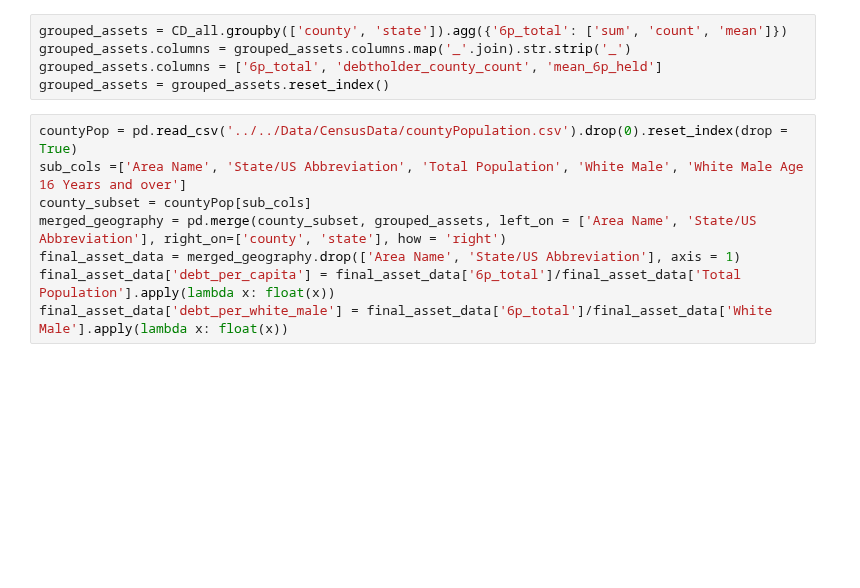
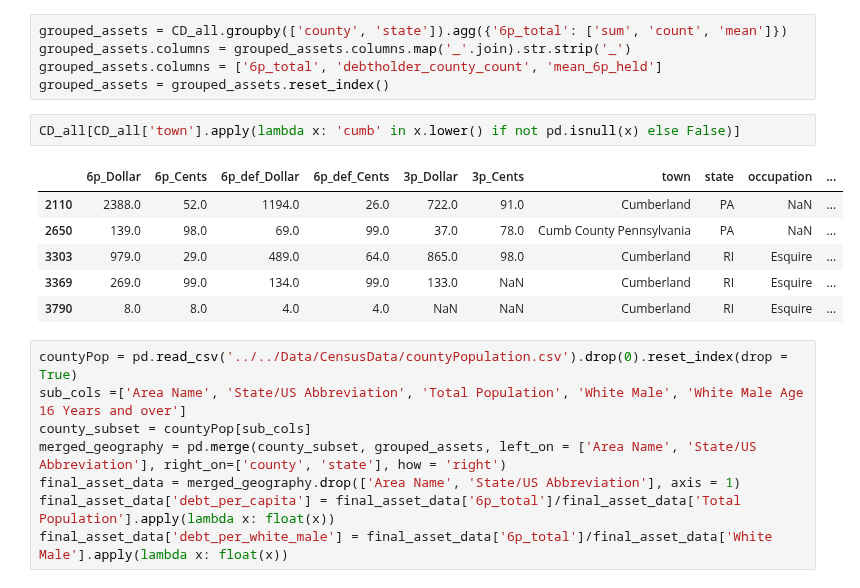
Before and after one commit to davidch2020/SPEOC-pt-1, a Jupyter notebook: S2022/post1790Maps/data_cleaning_cl.ipynb, the cells around one changed output. Saved outputs shown, nothing was run; the diff lists cells and outputs as text; blank space fills up the shorter version.

```diff
--- a/S2022/post1790Maps/data_cleaning_cl.ipynb
+++ b/S2022/post1790Maps/data_cleaning_cl.ipynb
@@ -911,6 +966,15 @@ grouped_assets = CD_all.groupby(['county', 'state']).agg({'6p_total': ['sum', 'c
 grouped_assets.columns = grouped_assets.columns.map('_'.join).str.strip('_')
 grouped_assets.columns = ['6p_total', 'debtholder_county_count', 'mean_6p_held']
 grouped_assets = grouped_assets.reset_index()
+# %%
+CD_all[CD_all['town'].apply(lambda x: 'cumb' in x.lower() if not pd.isnull(x) else False)]
+# %% [output]
+|  | 6p_Dollar | 6p_Cents | 6p_def_Dollar | 6p_def_Cents | 3p_Dollar | 3p_Cents | town | state | occupation | ... |
+| 2110 | 2388.0 | 52.0 | 1194.0 | 26.0 | 722.0 | 91.0 | Cumberland | PA | NaN | ... |
+| 2650 | 139.0 | 98.0 | 69.0 | 99.0 | 37.0 | 78.0 | Cumb County Pennsylvania | PA | NaN | ... |
+| 3303 | 979.0 | 29.0 | 489.0 | 64.0 | 865.0 | 98.0 | Cumberland | RI | Esquire | ... |
+| 3369 | 269.0 | 99.0 | 134.0 | 99.0 | 133.0 | NaN | Cumberland | RI | Esquire | ... |
+| 3790 | 8.0 | 8.0 | 4.0 | 4.0 | NaN | NaN | Cumberland | RI | Esquire | ... |
 # %%
 countyPop = pd.read_csv('../../Data/CensusData/countyPopulation.csv').drop(0).reset_index(drop = True)
 sub_cols =['Area Name', 'State/US Abbreviation', 'Total Population', 'White Male', 'White Male Age 16 Years and over']
```
Also changed, not shown: parts of 8 cells of this notebook, 3 other files.
